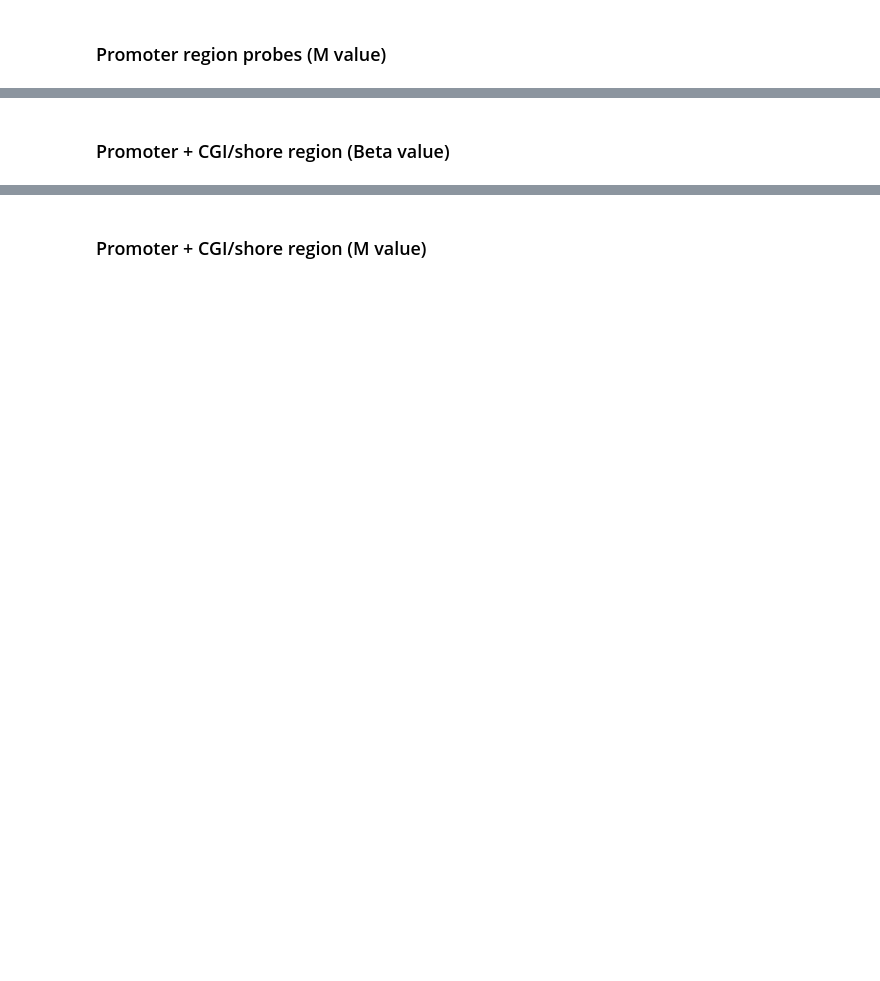
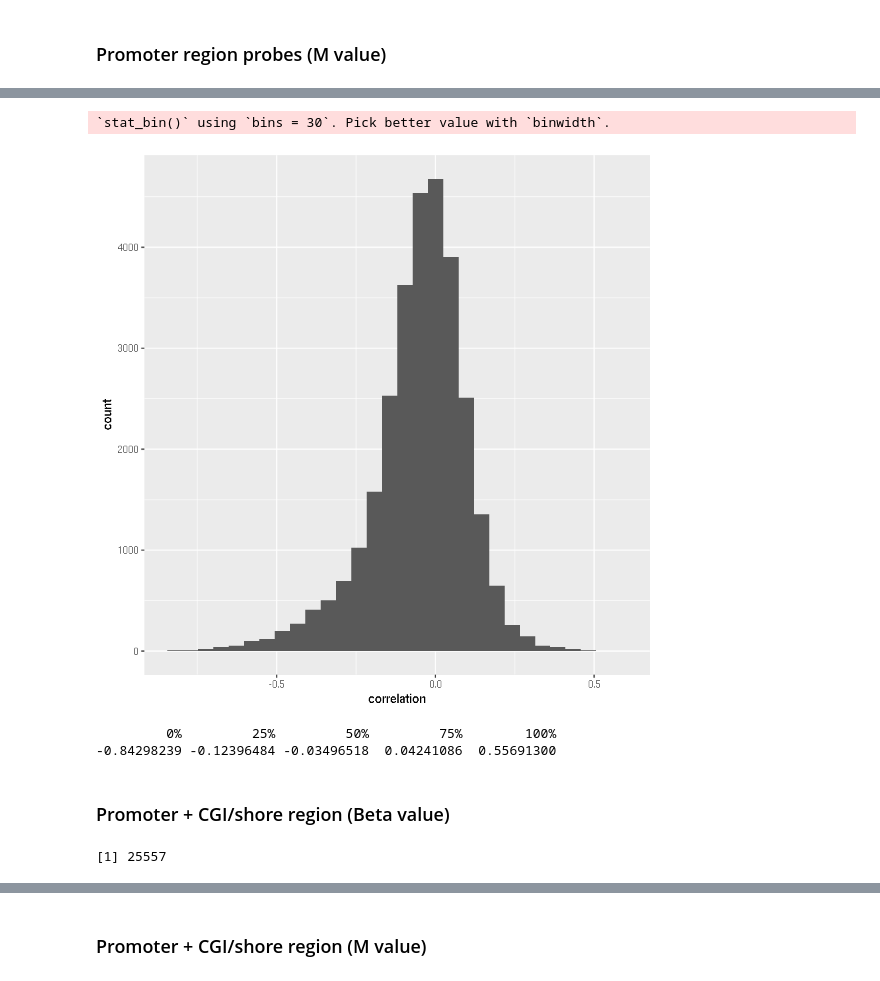
Before and after one commit to Mamie/MethylationPrediction, a Jupyter notebook: notes/promoter-region-methylation-RNAseq-correlation.ipynb, the cells around one changed output, grey strips where cells are left out. Drawn from its saved outputs; the diff is of its cells as text; code cells hidden in the pictures; blank space fills up the shorter version.

```diff
--- a/notes/promoter-region-methylation-RNAseq-correlation.ipynb
+++ b/notes/promoter-region-methylation-RNAseq-correlation.ipynb
@@ -134,2 +154,17 @@ quantile(correlation)
+# %%
+qplot(correlation, geom="histogram")
+# %% [output]
+`stat_bin()` using `bins = 30`. Pick better value with `binwidth`.
+[figure, added]
+# %%
+quantile(correlation)
+# %% [output]
+         0%         25%         50%         75%        100%
+-0.84298239 -0.12396484 -0.03496518  0.04241086  0.55691300
 # %% [markdown]
 ### Promoter + CGI/shore region (Beta value)
+# %%
+load('../data/processed/CorrelationCGIB.RData')
+length(correlation)
+# %% [output]
+[1] 25557
```
Also changed, not shown: parts of 10 cells of this notebook, 1 other file.
